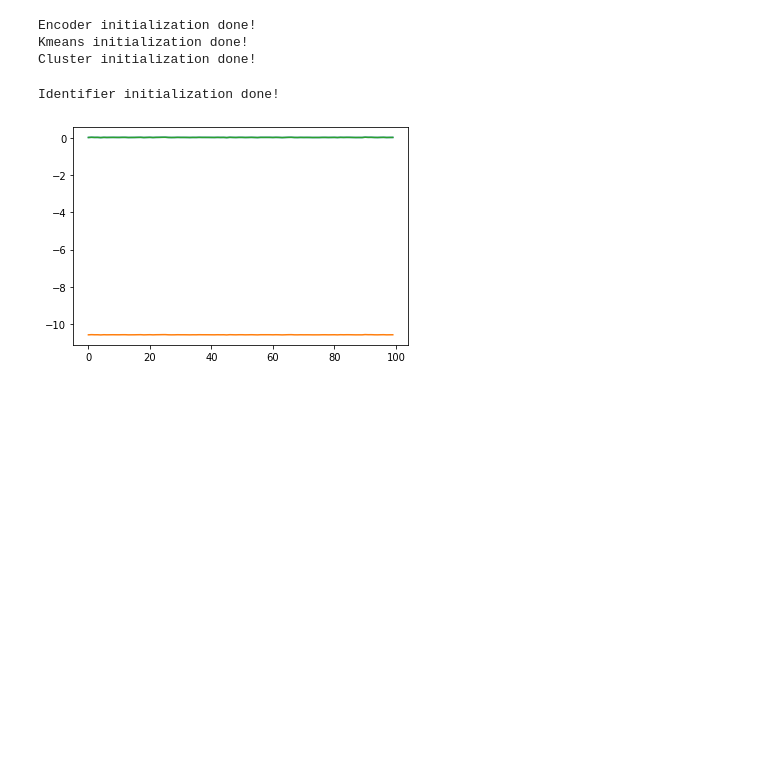
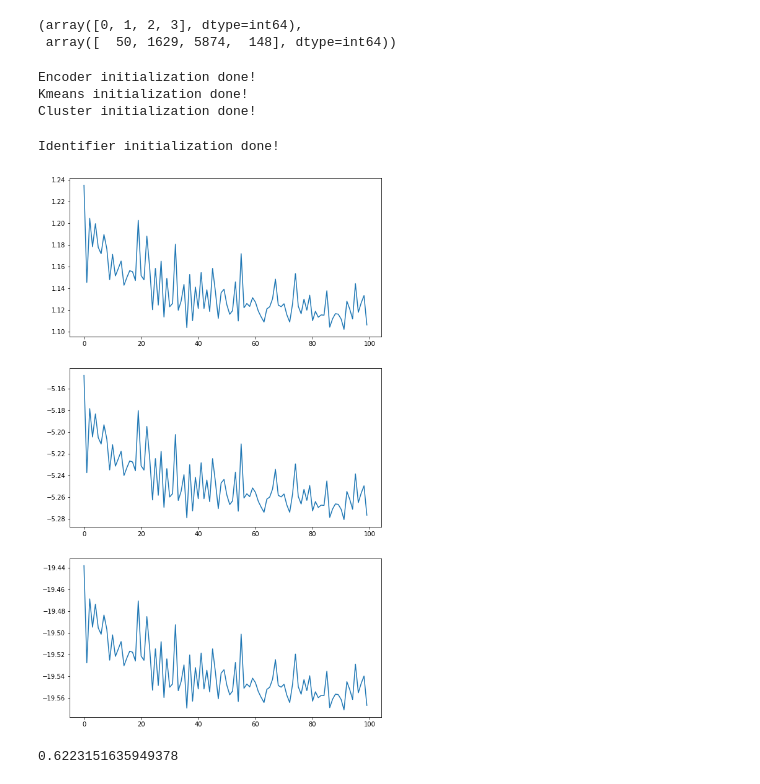
Before and after one commit to vanity-lost/CAMELOT-Reproduction, a Jupyter notebook: code/test.ipynb, the cells around one changed output. Drawn from its saved outputs; the diff is of its cells as text; code cells hidden in the pictures; blank space fills up the shorter version.

Commit message:
The whole model runs fine with minor bugs remained!

```diff
--- a/code/test.ipynb
+++ b/code/test.ipynb
@@ -40,3 +38,8 @@ MIMIC data has been subsettted to the following features:
+# %%
+np.unique(np.argmax(dataset.y, axis=-1), return_counts=True)
+# %% [output]
+(array([0, 1, 2, 3], dtype=int64),
+ array([  50, 1629, 5874,  148], dtype=int64))
 # %%
 from sklearn.cluster import KMeans
 import numpy as np
@@ -152,7 +155,7 @@ class CamelotModel(nn.Module):
         # initialize identifier
         self.initialize_identifier(x_train, clus_train, x_val, clus_val)
 
-    def initialize_encoder(self, x_train, y_train, x_val, y_val, epochs=10, batch_size=64):
+    def initialize_encoder(self, x_train, y_train, x_val, y_val, epochs=100, batch_size=64):
         temp = DataLoader(
             dataset=TensorDataset(x_train, y_train),
             shuffle=True,
@@ -204,7 +207,7 @@ class CamelotModel(nn.Module):
         print('Cluster initialization done!')
         return train_cluster, val_cluster
 
-    def initialize_identifier(self, x_train, clus_train, x_val, clus_val, epochs=10, batch_size=64):
+    def initialize_identifier(self, x_train, clus_train, x_val, clus_val, epochs=100, batch_size=64):
         temp = DataLoader(
             dataset=TensorDataset(x_train, clus_train),
             shuffle=True,
@@ -238,5 +241,5 @@ class CamelotModel(nn.Module):
 
         print('Identifier initialization done!')
 # %%
-model = CamelotModel(input_shape=(6, 6))
+model = CamelotModel(input_shape=(10, 9))
 # %%
@@ -247,19 +250,23 @@ Kmeans initialization done!
 Cluster initialization done!
 Identifier initialization done!
 # %%
-encoder_optim = torch.optim.Adam(model.Identifier.parameters(), lr=0.001)
+encoder_optim = torch.optim.Adam(model.Encoder.parameters(), lr=0.001)
 identifier_optim = torch.optim.Adam(model.Identifier.parameters(), lr=0.001)
-predictor_optim = torch.optim.Adam(model.Identifier.parameters(), lr=0.001)
-cluster_optim = torch.optim.Adam(model.Identifier.parameters(), lr=0.001)
+predictor_optim = torch.optim.Adam(model.Predictor.parameters(), lr=0.001)
+cluster_optim = torch.optim.Adam([model.cluster_rep_set], lr=0.001)
+
+criterion = nn.L1Loss()
 
 iden_loss = []
 epoch_pred_loss_list = []
 epoch_enc_id_loss_list = []
 epoch_clus_loss_list = []
 
+best_loss = 1e5
+count = 0
 for i in trange(100):
     epoch_pred_loss, epoch_enc_id_loss, epoch_clus_loss = 0, 0, 0
-    for step_, (x_train, y_train) in enumerate(train_loader):
+    for step, (x_train, y_train) in enumerate(train_loader):
         encoder_optim.zero_grad()
         identifier_optim.zero_grad()
         predictor_optim.zero_grad()
@@ -285,15 +292,37 @@ for i in trange(100):
         epoch_enc_id_loss += enc_id_loss.item()
         epoch_clus_loss += clus_loss.item()
 
+    with torch.no_grad():
+        loss_sum = 0.0
+        for step, (x_val, y_val) in enumerate(val_loader):
+            y_pred, _ = model.forward_pass(x_val)
+            loss = criterion(y_val, y_pred)
+            loss_sum += loss.item()
+        if i >= 30:
+            if loss_sum < best_loss:
+                count = 0
+                best_loss = loss.item()
+                torch.save(model.state_dict(), './best_model')
+            else:
+                count += 1
+                if count >= 10:
+                    model.load_state_dict(torch.load('./best_model'))
+                    model.eval()
+                    break
+
     epoch_pred_loss_list.append(epoch_pred_loss)
     epoch_enc_id_loss_list.append(epoch_enc_id_loss)
     epoch_clus_loss_list.append(epoch_clus_loss)
 # %%
 import matplotlib.pyplot as plt
 
+plt.figure(figsize=(9, 16))
+plt.subplot(3, 1, 1)
 plt.plot(epoch_pred_loss_list)
+plt.subplot(3, 1, 2)
 plt.plot(epoch_enc_id_loss_list)
+plt.subplot(3, 1, 3)
 plt.plot(epoch_clus_loss_list)
 plt.show()
 # %% [output]
-[figure, old version]
+[figure, new version]
@@ -299,0 +331,11 @@ plt.show()
+# %%
+real, preds = [], []
+with torch.no_grad():
+    for step_, (x_train, y_train) in enumerate(test_loader):
+        y_pred, probs = model.forward_pass(x_train)
+        preds.extend(list(y_pred.cpu().detach().numpy()))
+        real.extend(list(y_train.numpy()))
+
+roc_auc_score(y_true=real, y_score=preds)
+# %% [output]
+0.6223151635949378
```
Also changed, not shown: parts of 4 cells of this notebook, 8 other files.
